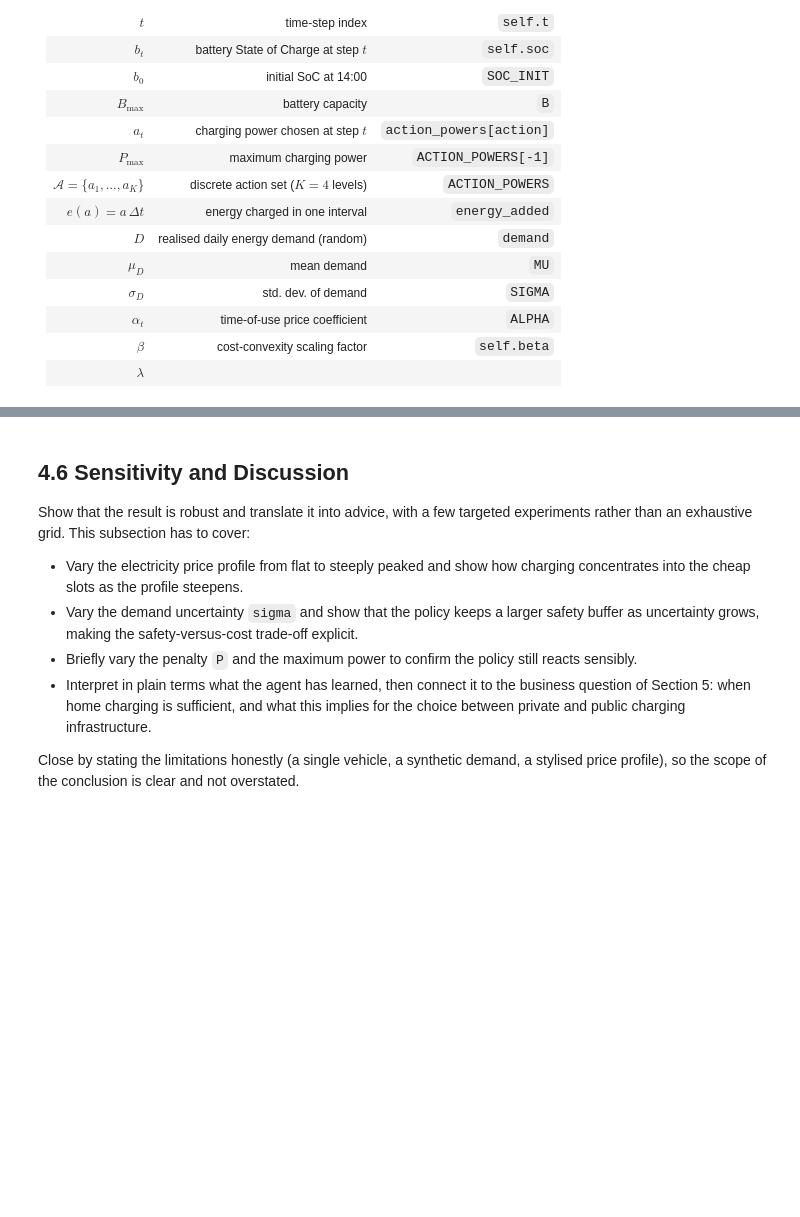
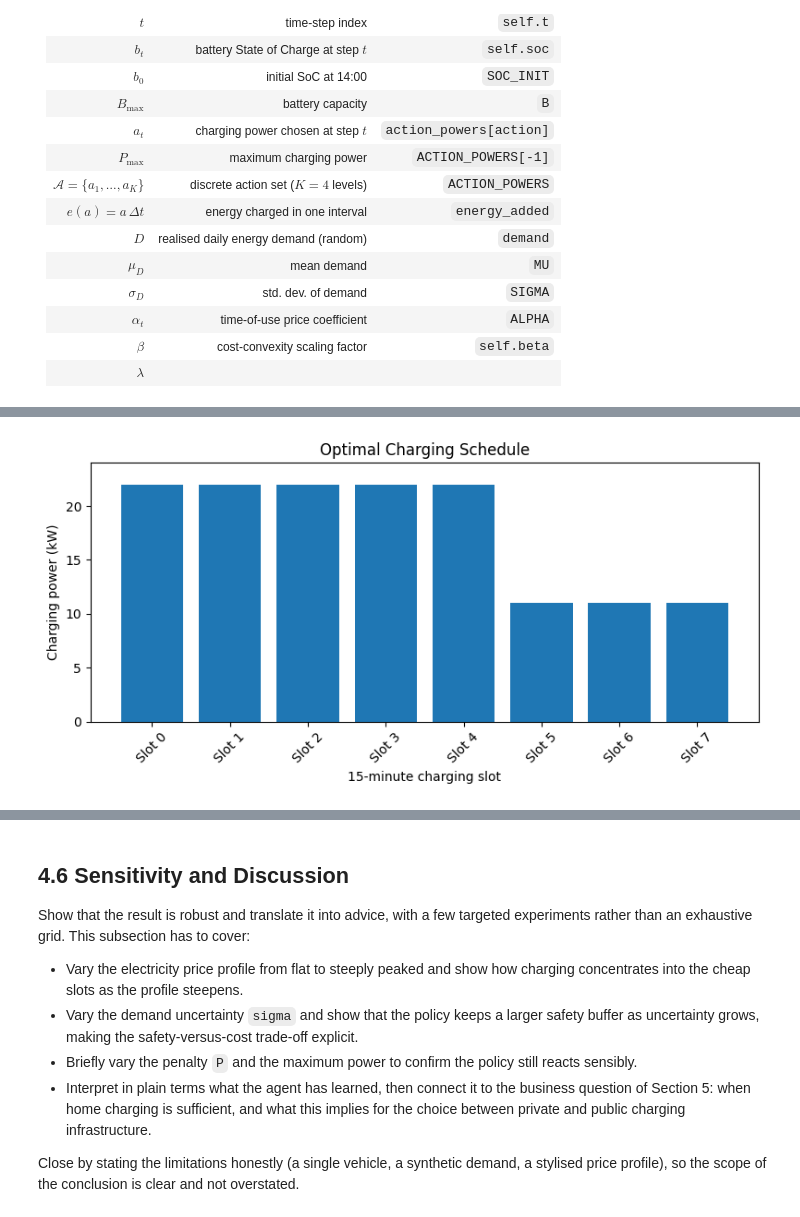
Before and after one commit to mariusmeurer/AAA-assignment, a Jupyter notebook: task4/task4.ipynb, the cells around one changed output, grey strips where cells are left out. Saved outputs shown, nothing was run; the diff lists cells and outputs as text; code cells hidden in the pictures; blank space fills up the shorter version.

```diff
--- a/task4/task4.ipynb
+++ b/task4/task4.ipynb
@@ -498,0 +738,17 @@ This benchmarking layer is what turns "we built an RL agent" into "our agent is
+# %%
+# Visualize the optimal charging power in each 15-minute slot
+
+slot_labels = [f"Slot {i}" for i in range(N_SLOTS)]
+powers = optimal_policy["powers_kw"]
+
+fig, ax = plt.subplots(figsize=(8, 4))
+ax.bar(slot_labels, powers)
+ax.set_title("Optimal Charging Schedule")
+ax.set_xlabel("15-minute charging slot")
+ax.set_ylabel("Charging power (kW)")
+ax.set_ylim(0, max(PARAMS["action_powers"]) + 2)
+plt.xticks(rotation=45)
+plt.tight_layout()
+plt.show()
+# %% [output]
+[figure, added]
```
Also changed, not shown: parts of 20 cells of this notebook.
